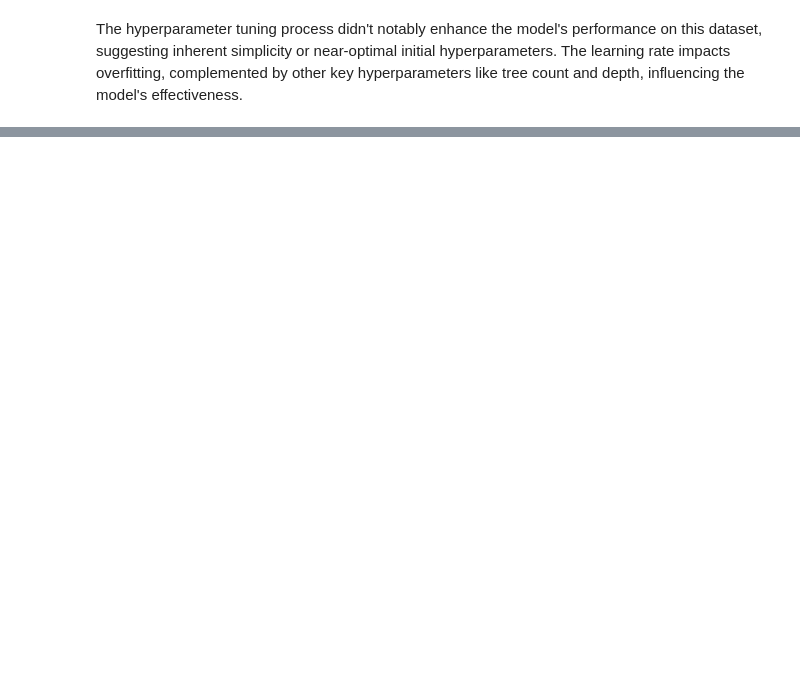
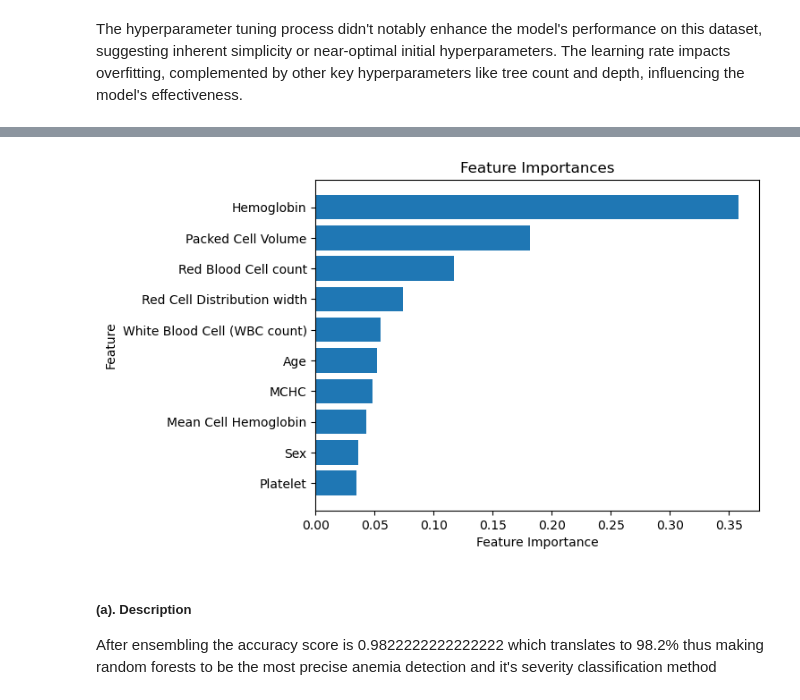
Before and after one commit to Perception-ui/AnemiaPredictor, a Jupyter notebook: Notebook.ipynb, the cells around one changed output, grey strips where cells are left out. Saved outputs shown, nothing was run; the diff lists cells and outputs as text; code cells hidden in the pictures; blank space fills up the shorter version.

Commit message:
Metrics, Objectives, part of Understanding & ensembling

```diff
--- a/Notebook.ipynb
+++ b/Notebook.ipynb
@@ -813,0 +1076,7 @@ The hyperparameter tuning process didn't notably enhance the model's performance
+# %%
+#Split data into training and testing sets
+X_train, X_test, y_train, y_test = train_test_split(X_res, y_res, test_size=0.25, random_state=0)
+
+# Training a Random Forest classifier
+rf = RandomForestClassifier(n_estimators=100, random_state=42)
+rf.fit(X_train, y_train)
@@ -813,0 +1107,9 @@ The hyperparameter tuning process didn't notably enhance the model's performance
+# %%
+# Gradient Boosting classifier
+gb = GradientBoostingClassifier(n_estimators=100, random_state=42)
+gb.fit(X_train, y_train)
+
+f1 = f1_score(y_test, y_pred, average='weighted')
+accuracy = accuracy_score(y_test, y_pred)
+print('F1 score:', f1)
+print('Accuracy:', accuracy)
@@ -813,0 +1119,9 @@ The hyperparameter tuning process didn't notably enhance the model's performance
+# %%
+# Feature importances
+importances = rf.feature_importances_
+feature_names = X_train.columns
+sorted_idx = np.argsort(importances)
+
+print('Feature ranking:')
+for i in sorted_idx:
+    print('{0:s}: {1:.2f}'.format(feature_names[i], importances[i]))
@@ -813,0 +1140,13 @@ The hyperparameter tuning process didn't notably enhance the model's performance
+# %%
+# Plotting
+plt.barh(range(len(feature_names)), importances[sorted_idx], align='center')
+plt.yticks(range(len(feature_names)), [feature_names[i] for i in sorted_idx])
+plt.xlabel('Feature Importance')
+plt.ylabel('Feature')
+plt.title('Feature Importances')
+plt.show()
+# %% [output]
+[figure, added]
+# %% [markdown]
+##### (a). Description
+After ensembling the accuracy score is 0.9822222222222222 which translates to 98.2% thus making random forests to be the most precise anemia detection and it's severity classification method
```
Also changed, not shown: parts of 62 cells of this notebook.
